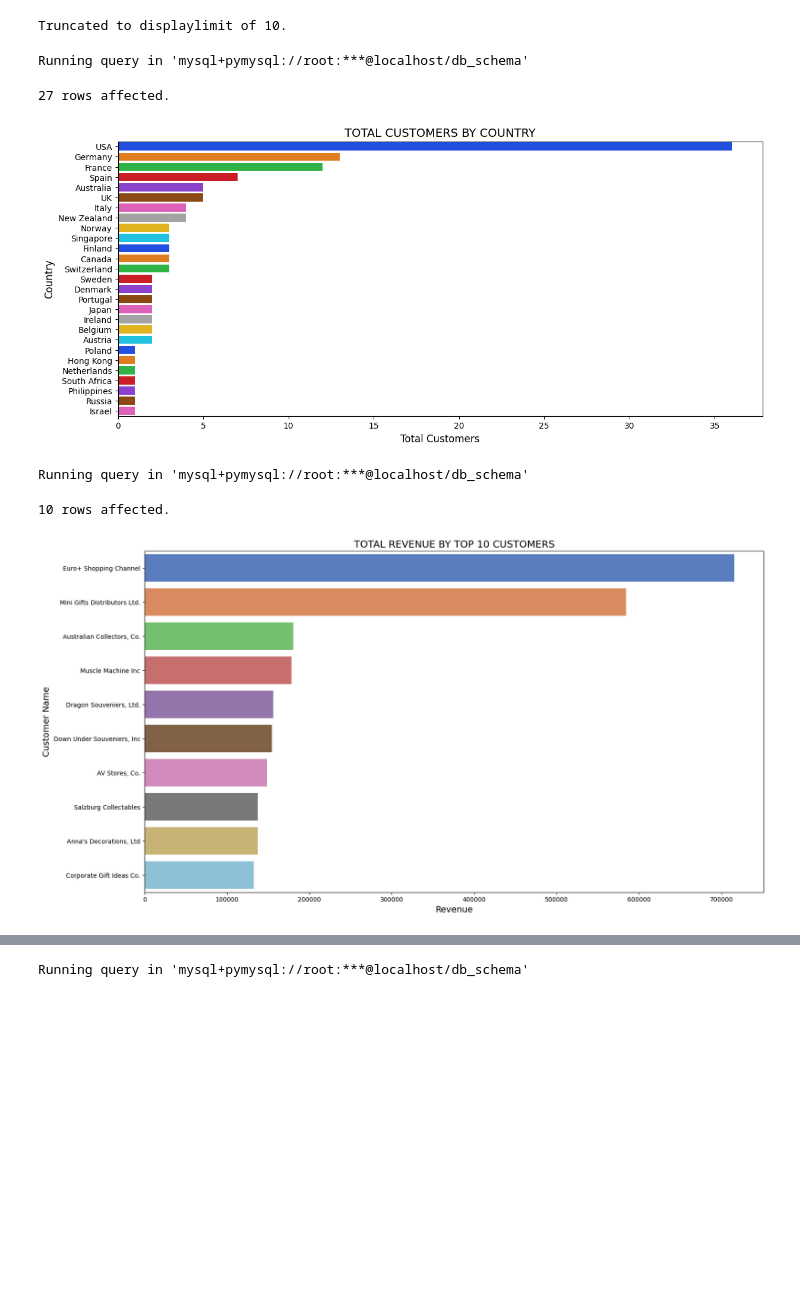
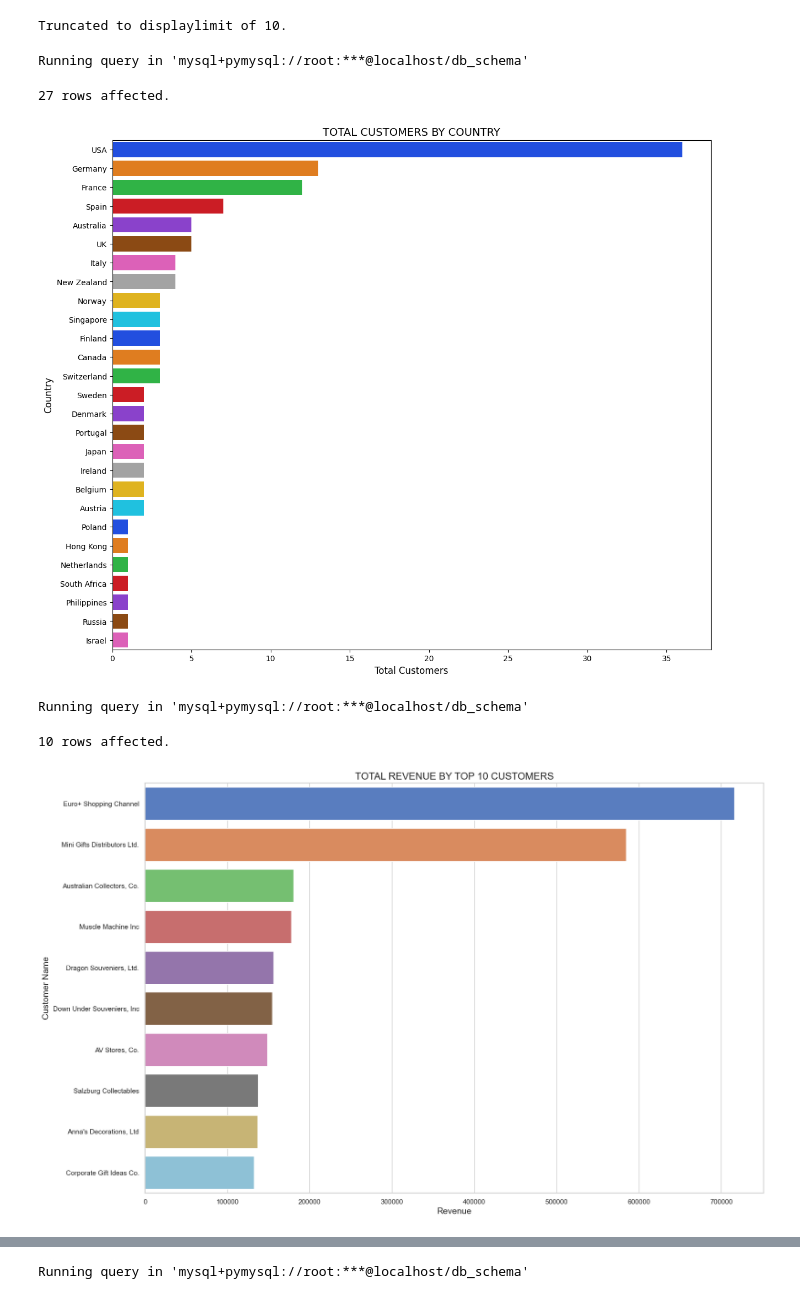
Before and after one commit to Dedamola1/Customer_and_Product_Analysis, a Jupyter notebook: Customers EDA.ipynb, the cells around one changed output, grey strips where cells are left out. Cells and saved outputs as stored; diff of their text form; code cells hidden in the pictures; blank space fills up the shorter version.

```diff
--- a/Customers EDA.ipynb
+++ b/Customers EDA.ipynb
@@ -37,25 +37,25 @@ Truncated to displaylimit of 10.
 # %%
 # Total customers by country
 # Run the SQL query and load data into a DataFrame
 data = %sql SELECT country, COUNT(`customerNumber`) AS total_customers FROM customers_new GROUP BY country ORDER BY total_customers DESC;
 df = data.DataFrame()
 
 # Create the barplot without hue
-plt.figure(figsize=(14, 6))
+plt.figure(figsize=(14, 12))
 g = sns.barplot(data=df, y='country', x='total_customers', palette="bright",
                 hue='country', legend=False)
 
 # Set axis labels and title
 g.set_xlabel("Total Customers", fontsize=12)
 g.set_ylabel("Country", fontsize=12)
 plt.title("Total Customers by Country".upper(), fontsize=14)
 
 # Show plot
 plt.show()
 # %% [output]
 Running query in 'mysql+pymysql://root:***@localhost/db_schema'
 27 rows affected.
-[figure, old version]
+[figure, new version]
 # %%
 # Total revenue by top ten (10) customers
 # Run the SQL query and load data into a DataFrame
@@ -63,7 +63,7 @@ data = %sql SELECT `customerName`,SUM(od.`quantityOrdered` * od.`priceEach`) AS
 df = data.DataFrame()
 
 # Create the barplot without hue
-plt.figure(figsize=(18, 10))
+plt.figure(figsize=(18, 12))
 g = sns.barplot(data=df, y='customerName', x='revenue', palette="muted",
                 hue='customerName', legend=False)
 
@@ -77,7 +77,7 @@ plt.show()
 # %% [output]
 Running query in 'mysql+pymysql://root:***@localhost/db_schema'
 10 rows affected.
-[figure, old version]
+[figure, new version]
 # %%
 # Total orders by top ten (10) customers
 # Run the SQL query and load data into a DataFrame
```
Also changed, not shown: parts of 4 cells of this notebook, 2 other files.
